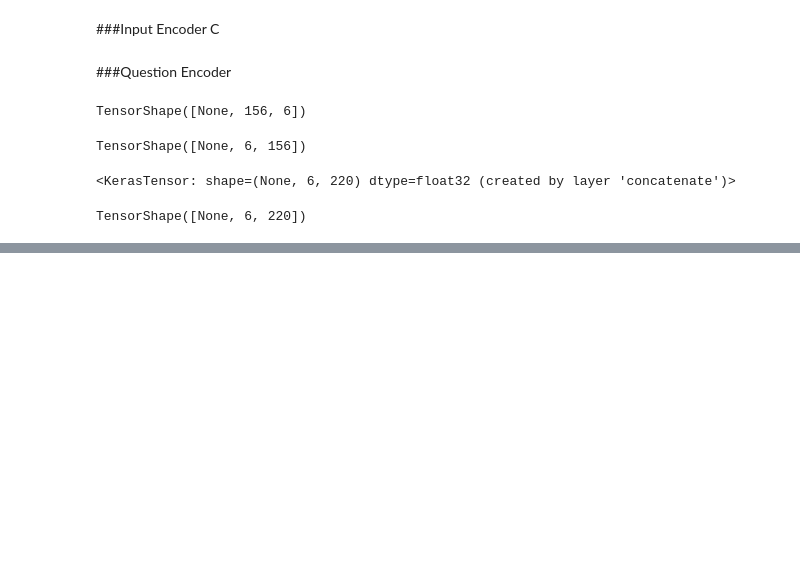
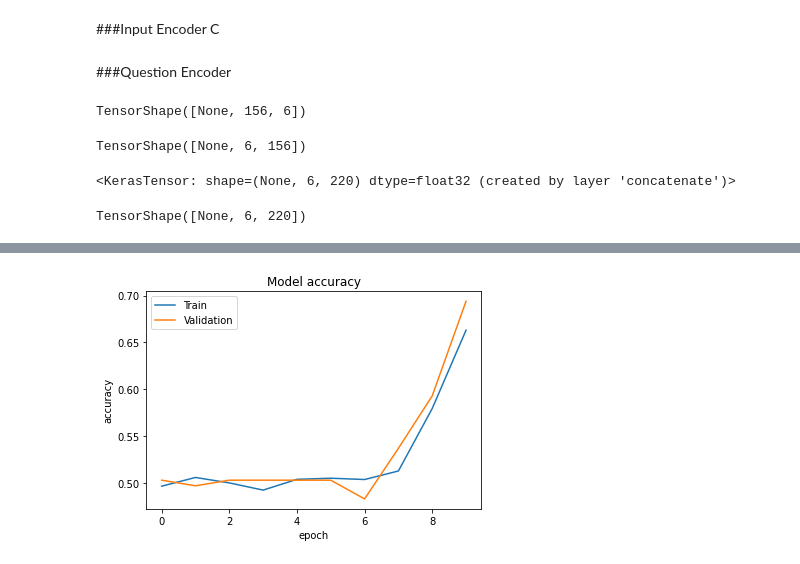
Before and after one commit to mralamdari/NLP-ChatBots, a Jupyter notebook: NLP_ChatBots.ipynb, the cells around one changed output, grey strips where cells are left out. Drawn from its saved outputs; the diff is of its cells as text; code cells hidden in the pictures; blank space fills up the shorter version.

```diff
--- a/NLP_ChatBots.ipynb
+++ b/NLP_ChatBots.ipynb
@@ -335,0 +352,4 @@ Epoch 10/10
+# %%
+plot_history(history)
+# %% [output]
+[figure, added]
```
Also changed, not shown: parts of 16 cells of this notebook.
